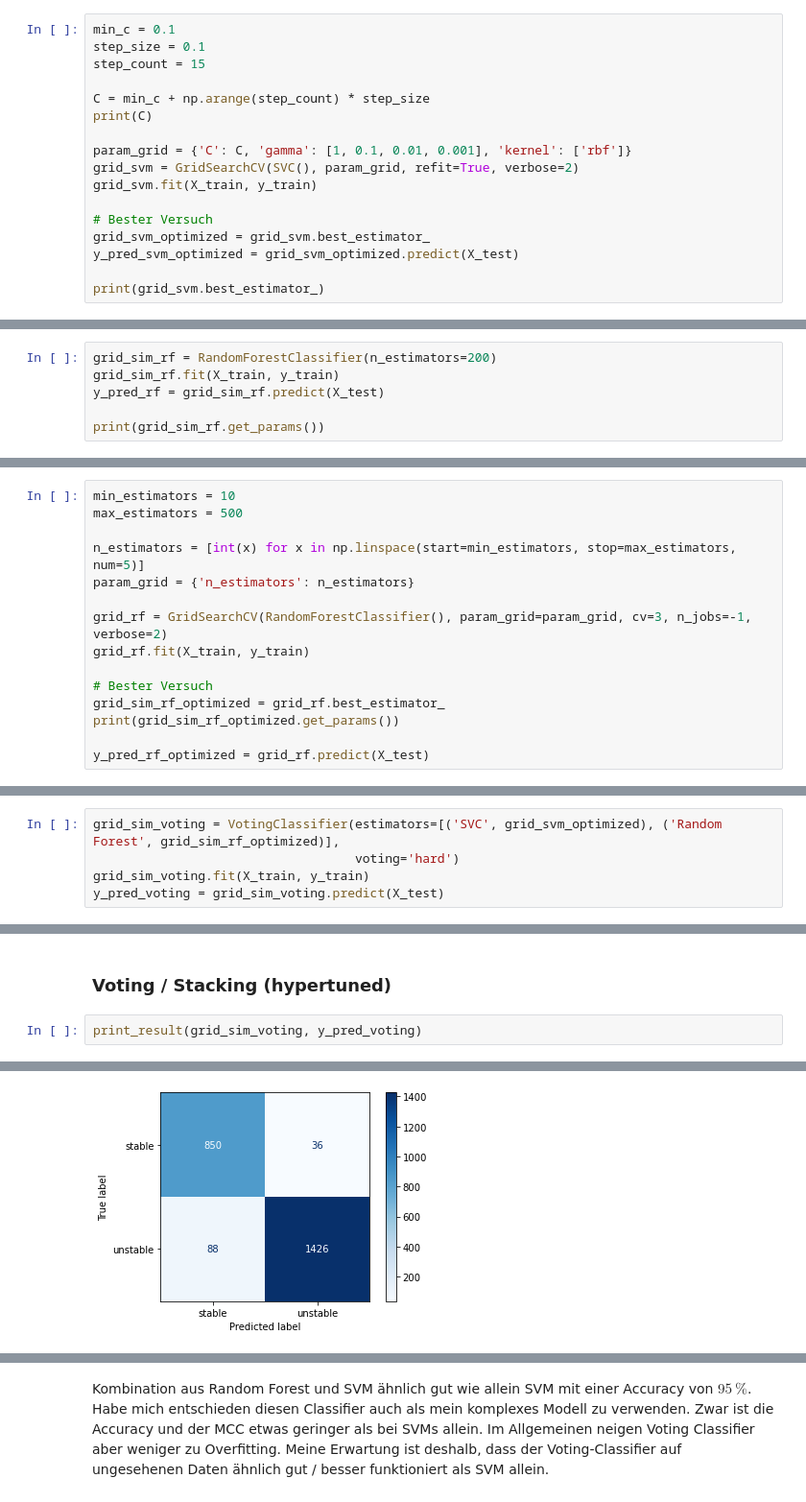
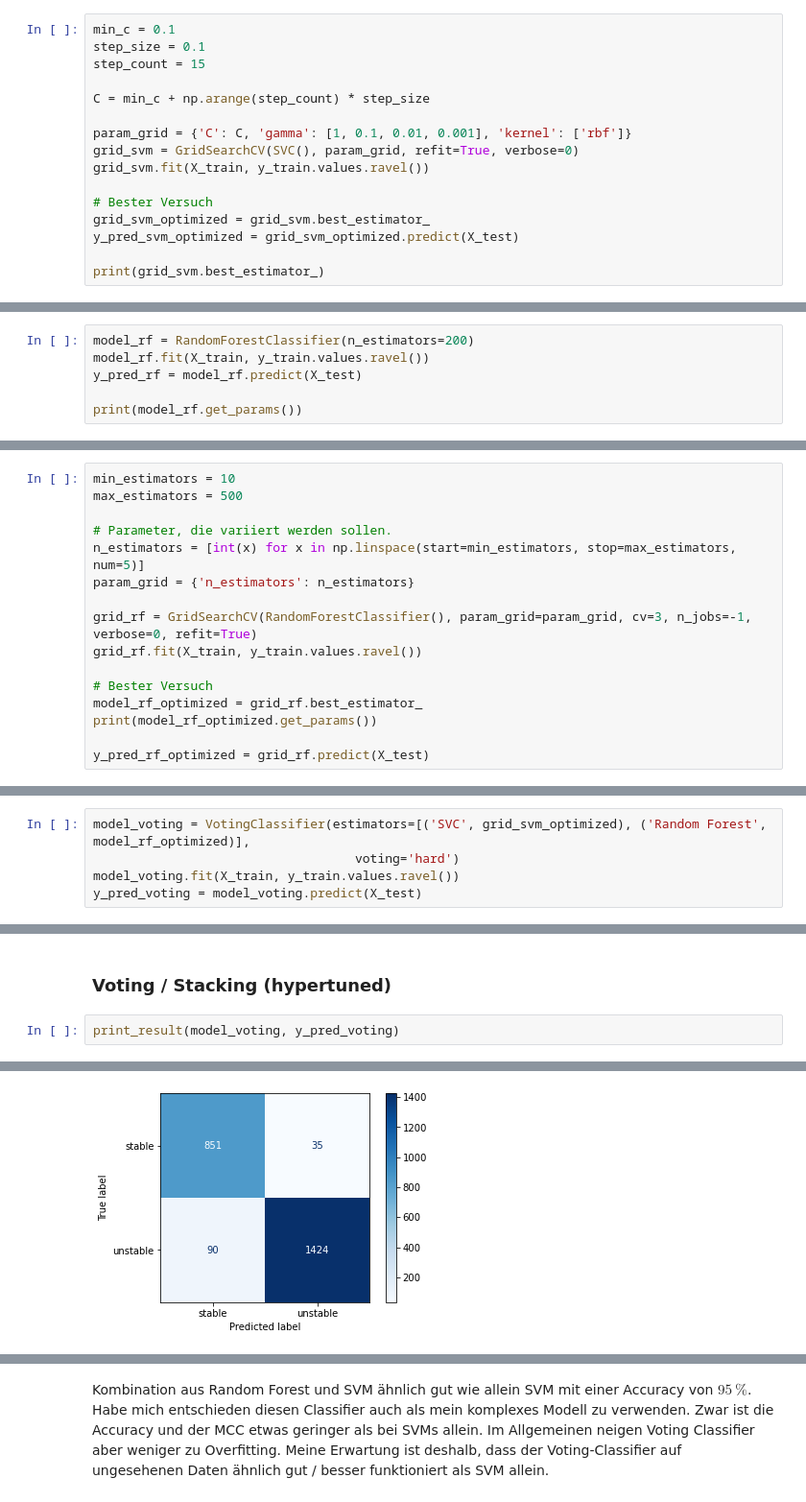
Before and after one commit to KarelZe/grid-stability-sim, a Jupyter notebook: BILZ_MARKUS_solution.ipynb, the cells around one changed output, grey strips where cells are left out. Shown: that part at 96% size. Saved outputs shown, nothing was run; the diff lists cells and outputs as text.

```diff
--- a/BILZ_MARKUS_solution.ipynb
+++ b/BILZ_MARKUS_solution.ipynb
@@ -250,11 +240,10 @@ step_size = 0.1
 step_count = 15
 
 C = min_c + np.arange(step_count) * step_size
-print(C)
 
 param_grid = {'C': C, 'gamma': [1, 0.1, 0.01, 0.001], 'kernel': ['rbf']}
-grid_svm = GridSearchCV(SVC(), param_grid, refit=True, verbose=2)
-grid_svm.fit(X_train, y_train)
+grid_svm = GridSearchCV(SVC(), param_grid, refit=True, verbose=0)
+grid_svm.fit(X_train, y_train.values.ravel())
 
 # Bester Versuch
 grid_svm_optimized = grid_svm.best_estimator_
@@ -282,11 +255,11 @@ SVC(C=1.5000000000000002, gamma=0.1)
 # %% [markdown]
 ### Advanced Model - Teil 2: Random Forest Classifier
 # %%
-grid_sim_rf = RandomForestClassifier(n_estimators=200)
-grid_sim_rf.fit(X_train, y_train)
-y_pred_rf = grid_sim_rf.predict(X_test)
+model_rf = RandomForestClassifier(n_estimators=200)
+model_rf.fit(X_train, y_train.values.ravel())
+y_pred_rf = model_rf.predict(X_test)
 
-print(grid_sim_rf.get_params())
+print(model_rf.get_params())
 # %% [output]
 {'bootstrap': True, 'ccp_alpha': 0.0, 'class_weight': None, 'criterion': 'gini', 'max_depth': None, 'max_features': 'auto', 'max_leaf_nodes': None, 'max_samples': None, 'min_impurity_decrease': 0.0, ' ...
 # %% [markdown]
@@ -299,15 +272,16 @@ Wichtigster Parameter ist gem. Anwenderdoku `n_estimators`, was der Anzahl der B
 min_estimators = 10
 max_estimators = 500
 
+# Parameter, die variiert werden sollen.
 n_estimators = [int(x) for x in np.linspace(start=min_estimators, stop=max_estimators, num=5)]
 param_grid = {'n_estimators': n_estimators}
 
-grid_rf = GridSearchCV(RandomForestClassifier(), param_grid=param_grid, cv=3, n_jobs=-1, verbose=2)
-grid_rf.fit(X_train, y_train)
+grid_rf = GridSearchCV(RandomForestClassifier(), param_grid=param_grid, cv=3, n_jobs=-1, verbose=0, refit=True)
+grid_rf.fit(X_train, y_train.values.ravel())
 
 # Bester Versuch
-grid_sim_rf_optimized = grid_rf.best_estimator_
-print(grid_sim_rf_optimized.get_params())
+model_rf_optimized = grid_rf.best_estimator_
+print(model_rf_optimized.get_params())
 
 y_pred_rf_optimized = grid_rf.predict(X_test)
 # %% [output]
@@ -321,10 +291,10 @@ Fitting 3 folds for each of 5 candidates, totalling 15 fits
 
 Nachfolgend verbinde ich SVM und Random Forest zu Voting Classifier. Voting-Mechanismus `hard`.
 # %%
-grid_sim_voting = VotingClassifier(estimators=[('SVC', grid_svm_optimized), ('Random Forest', grid_sim_rf_optimized)],
+model_voting = VotingClassifier(estimators=[('SVC', grid_svm_optimized), ('Random Forest', model_rf_optimized)],
                                    voting='hard')
-grid_sim_voting.fit(X_train, y_train)
-y_pred_voting = grid_sim_voting.predict(X_test)
+model_voting.fit(X_train, y_train.values.ravel())
+y_pred_voting = model_voting.predict(X_test)
 # %% [markdown]
 ## Data Evaluation
 # %% [markdown]
@@ -395,7 +365,7 @@ Mit $0.84$ bei MCC ist der Random Forest nahe dran am perfekten Classifier.
 # %% [markdown]
 ### Voting / Stacking (hypertuned)
 # %%
-print_result(grid_sim_voting, y_pred_voting)
+print_result(model_voting, y_pred_voting)
 # %% [output]
               precision    recall  f1-score   support
 
@@ -407,5 +377,5 @@ print_result(grid_sim_voting, y_pred_voting)
 weighted avg       0.95      0.95      0.95      2400
-[figure, old version]
+[figure, new version]
 MCC: 0.89
 # %% [markdown]
 Kombination aus Random Forest und SVM ähnlich gut wie allein SVM mit einer Accuracy von $95~\%$. Habe mich entschieden diesen Classifier auch als mein komplexes Modell zu verwenden. Zwar ist die Accuracy und der MCC etwas geringer als bei SVMs allein. Im Allgemeinen neigen Voting Classifier aber weniger zu Overfitting. Meine Erwartung ist deshalb, dass der Voting-Classifier auf ungesehenen Daten ähnlich gut / besser funktioniert als SVM allein.
```
Also changed, not shown: parts of 15 cells of this notebook, 2 other files.
